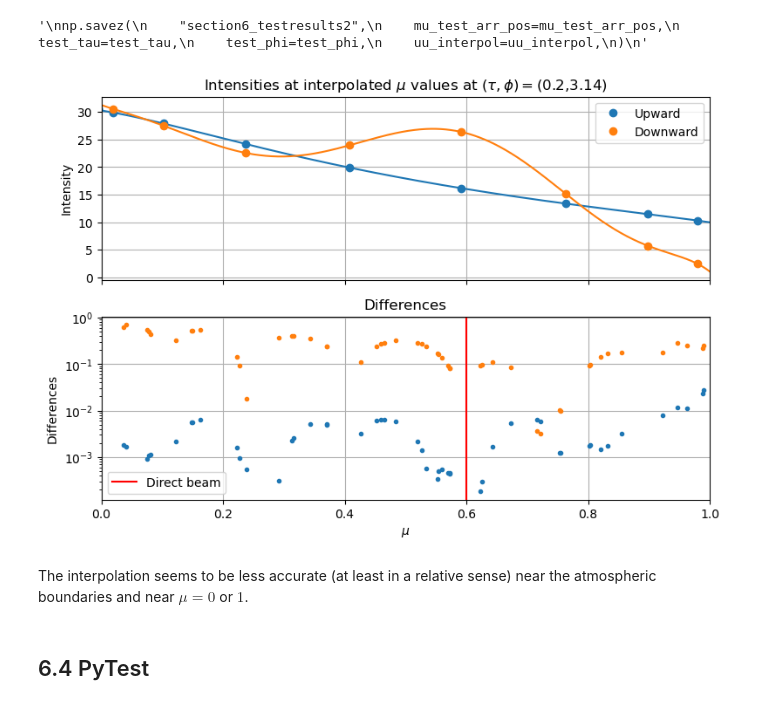
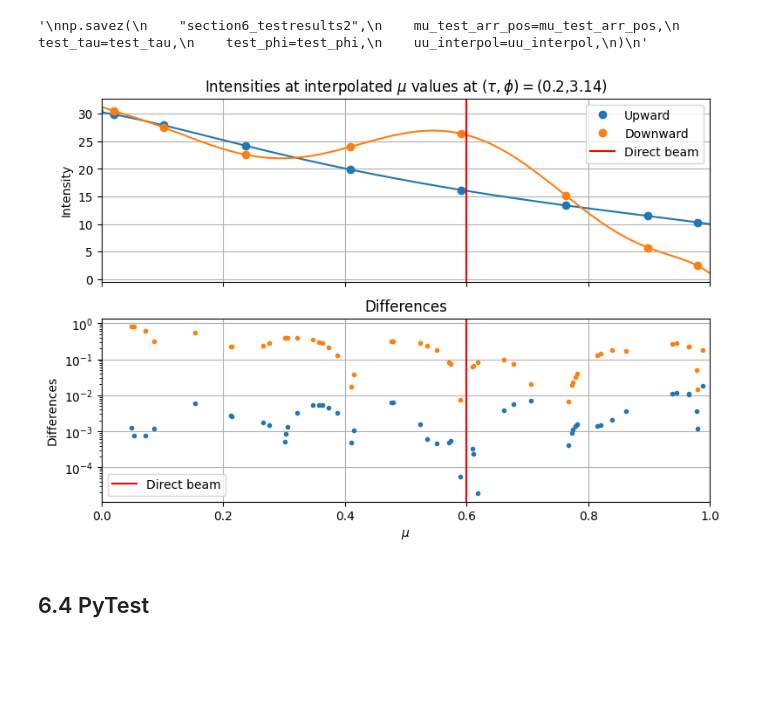
Before and after one commit to dhjx1996/Pythonic-DISORT_inhomogeneous_atmosphere, a Jupyter notebook: docs/Pythonic-DISORT.ipynb, the cells around one changed output. Saved outputs shown, nothing was run; the diff lists cells and outputs as text; code cells hidden in the pictures; blank space fills up the shorter version.

```diff
--- a/docs/Pythonic-DISORT.ipynb
+++ b/docs/Pythonic-DISORT.ipynb
@@ -2486,8 +2481,7 @@ mu_arr, flux_up_NT, flux_down_NT, u0, u_NT = PythonicDISORT.pydisort(
     Leg_coeffs_all,
     mu0, I0, phi0,
     f_arr=f_arr,
-    #NT_cor=True,
-    s_poly_coeffs=s_poly_coeffs,
+    NT_cor=True,
     #autograd_compatible=True
 )
 # %% [markdown]
@@ -2836,36 +2830,35 @@ plt.xlim([0,1])
 plt.tick_params(labelbottom=False)
 plt.plot(mu_arr_plot, u_interpol(mu_arr_plot, test_tau, test_phi), color="#1f77b4")
 plt.plot(mu_arr_pos, u_NT(test_tau, test_phi)[:N], "o", color="#1f77b4", label="Upward")
 plt.plot(mu_arr_plot, u_interpol(-mu_arr_plot, test_tau, test_phi), color="#ff7f0e")
 plt.plot(mu_arr_pos, u_NT(test_tau, test_phi)[N:], "o", color="#ff7f0e", label="Downward")
+plt.axvline(mu0, color="red", label="Direct beam")
 plt.ylabel("Intensity")
 plt.legend()
 plt.grid()
 
 plt.subplot((212))
 plt.title("Differences")
 plt.xlim([0,1])
 plt.semilogy(
     mu_test_arr_pos,
     np.abs(u_interpol(mu_test_arr_pos, test_tau, test_phi) - uu_interpol[Nmu:].ravel()),
     ".",
     color="#1f77b4"
 )
 plt.semilogy(
     -mu_test_arr_neg,
     np.abs(u_interpol(mu_test_arr_neg, test_tau, test_phi) - uu_interpol[:Nmu].ravel()),
     ".",
     color="#ff7f0e"
 )
 plt.axvline(mu0, color="red", label="Direct beam")
 plt.ylabel("Differences")
 plt.xlabel(r"$\mu$")
 plt.legend()
 plt.grid()
 # %% [output]
-[figure, old version]
+[figure, new version]
-# %% [markdown]
-The interpolation seems to be less accurate (at least in a relative sense) near the atmospheric boundaries and near $\mu=0$ or $1$.
 # %% [markdown]
 ## 6.4 PyTest
 # %% [markdown]
```
Also changed, not shown: parts of 24 cells of this notebook, 1 other file.
